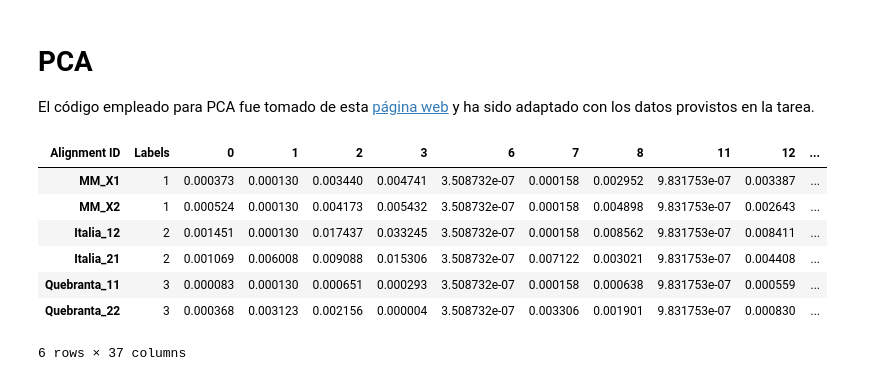
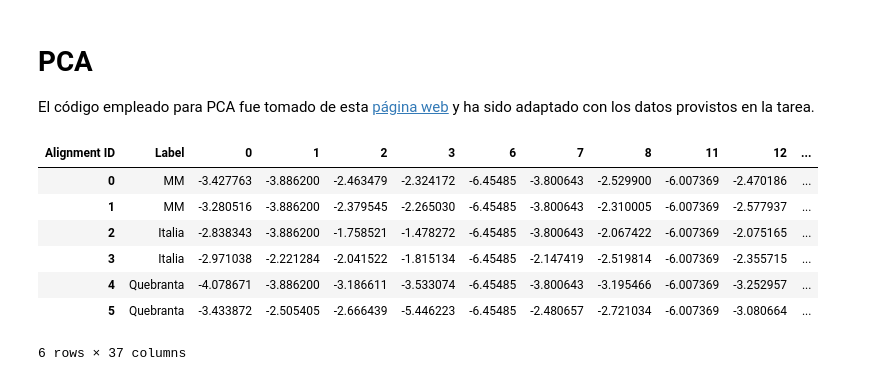
Before and after one commit to Lab-Instrumental-2023-2/MS-DataMining-Processing, a Jupyter notebook: Procesamiento_de_datos.ipynb, the cells around one changed output. Saved outputs shown, nothing was run; the diff lists cells and outputs as text; code cells hidden in the pictures.

```diff
--- a/Procesamiento_de_datos.ipynb
+++ b/Procesamiento_de_datos.ipynb
@@ -383,22 +491,26 @@ from sklearn.decomposition import PCA as pca
 from sklearn.preprocessing import StandardScaler
 from sklearn import svm
 from sklearn.cluster import KMeans
-# %%
-data_sig3 = data_sig2.iloc[:,range(2,8)].transpose()
-data_sig3.insert(loc=0, column="Labels", value=[1,1,2,2,3,3])
-
-lab = data_sig3.values[:,0].astype('uint8')
-
-data_sig3
-# %% [output]
-| Alignment ID | Labels | 0 | 1 | 2 | 3 | 6 | 7 | 8 | 11 | 12 | ... |
-| MM_X1 | 1 | 0.000373 | 0.000130 | 0.003440 | 0.004741 | 3.508732e-07 | 0.000158 | 0.002952 | 9.831753e-07 | 0.003387 | ... |
-| MM_X2 | 1 | 0.000524 | 0.000130 | 0.004173 | 0.005432 | 3.508732e-07 | 0.000158 | 0.004898 | 9.831753e-07 | 0.002643 | ... |
-| Italia_12 | 2 | 0.001451 | 0.000130 | 0.017437 | 0.033245 | 3.508732e-07 | 0.000158 | 0.008562 | 9.831753e-07 | 0.008411 | ... |
-| Italia_21 | 2 | 0.001069 | 0.006008 | 0.009088 | 0.015306 | 3.508732e-07 | 0.007122 | 0.003021 | 9.831753e-07 | 0.004408 | ... |
-| Quebranta_11 | 3 | 0.000083 | 0.000130 | 0.000651 | 0.000293 | 3.508732e-07 | 0.000158 | 0.000638 | 9.831753e-07 | 0.000559 | ... |
-| Quebranta_22 | 3 | 0.000368 | 0.003123 | 0.002156 | 0.000004 | 3.508732e-07 | 0.003306 | 0.001901 | 9.831753e-07 | 0.000830 | ... |
-6 rows × 37 columns
+# %%
+data_pca = data_sig.drop(columns={'Italia_32'})
+data_pca = data_pca.dropna()
+#===================================================================
+data_pca = data_pca.iloc[:,range(2,8)].transpose()
+log_data_pca = data_pca.apply(lambda x: np.log10(x))
+
+log_data_pca.insert(loc=0, column="Label", value=['MM','MM','Italia','Italia','Quebranta','Quebranta'])
+
+log_data_pca = log_data_pca.reset_index(drop=True)
+log_data_pca
+# %% [output]
+| Alignment ID | Label | 0 | 1 | 2 | 3 | 6 | 7 | 8 | 11 | 12 | ... |
+| 0 | MM | -3.427763 | -3.886200 | -2.463479 | -2.324172 | -6.45485 | -3.800643 | -2.529900 | -6.007369 | -2.470186 | ... |
+| 1 | MM | -3.280516 | -3.886200 | -2.379545 | -2.265030 | -6.45485 | -3.800643 | -2.310005 | -6.007369 | -2.577937 | ... |
+| 2 | Italia | -2.838343 | -3.886200 | -1.758521 | -1.478272 | -6.45485 | -3.800643 | -2.067422 | -6.007369 | -2.075165 | ... |
+| 3 | Italia | -2.971038 | -2.221284 | -2.041522 | -1.815134 | -6.45485 | -2.147419 | -2.519814 | -6.007369 | -2.355715 | ... |
+| 4 | Quebranta | -4.078671 | -3.886200 | -3.186611 | -3.533074 | -6.45485 | -3.800643 | -3.195466 | -6.007369 | -3.252957 | ... |
+| 5 | Quebranta | -3.433872 | -2.505405 | -2.666439 | -5.446223 | -6.45485 | -2.480657 | -2.721034 | -6.007369 | -3.080664 | ... |
+6 rows × 37 columns
 # %%
 from sklearn.preprocessing import StandardScaler
 
```
Also changed, not shown: parts of 17 cells of this notebook.
